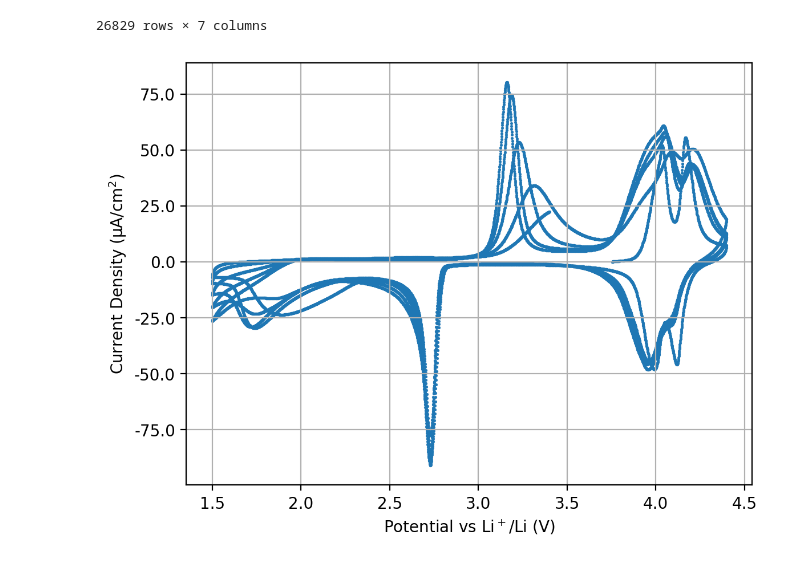
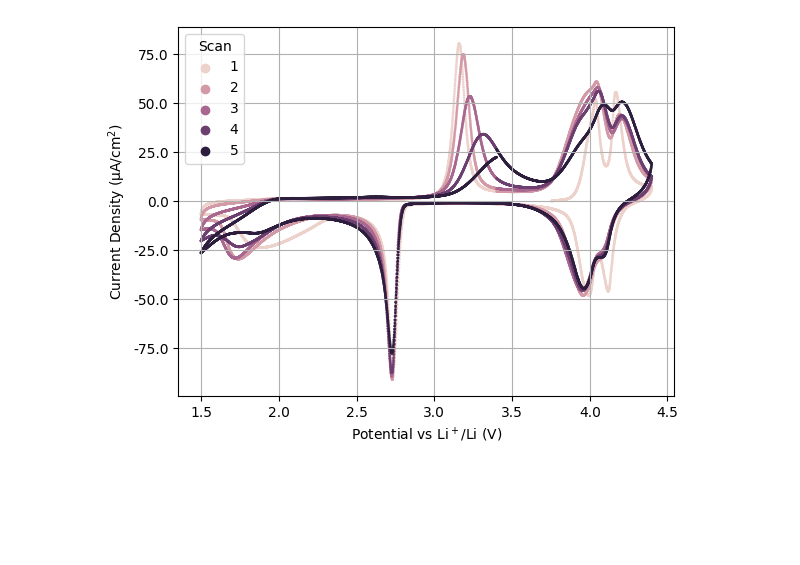
Before and after one commit to ridcil/Code, a Jupyter notebook: 2024/LMO_TiO2.ipynb, the cells around one changed output. Drawn from its saved outputs; the diff is of its cells as text; code cells hidden in the pictures; blank space fills up the shorter version.

```diff
--- a/2024/LMO_TiO2.ipynb
+++ b/2024/LMO_TiO2.ipynb
@@ -148,11 +134,9 @@ df_n = df_n.rename(columns = {'WE(1).Current (A)' : col_cv[1],
 
 df_n['Current Density (µA/cm$^2$)'] = df_n[col_cv[1]] / area
 
-# dpi = 200
 
 fig, ax = plt.subplots(dpi = dpi)
-sns.scatterplot(x = df_n[col_cv[0]], y = df_n['Current Density (µA/cm$^2$)'], edgecolor = None, s = 3) #, color = 'tab:green')
+sns.scatterplot(data = df_n, x = col_cv[0], y = 'Current Density (µA/cm$^2$)', hue = 'Scan', edgecolor = None, s = 3) #, color = 'tab:green')
 ax.yaxis.set_major_formatter(formatter_1e6)
 ax.grid()
-df_n
 # %% [output]
@@ -171,5 +143,4 @@ df_n
-26829 rows × 7 columns
-[figure, old version]
+[figure, new version]
 # %%
 # TiO2 capacity from CV
 #Total capacity Li2Mn2O4 1260 mAh/cm3
```
Also changed, not shown: parts of 3 cells of this notebook, 2 other files.
